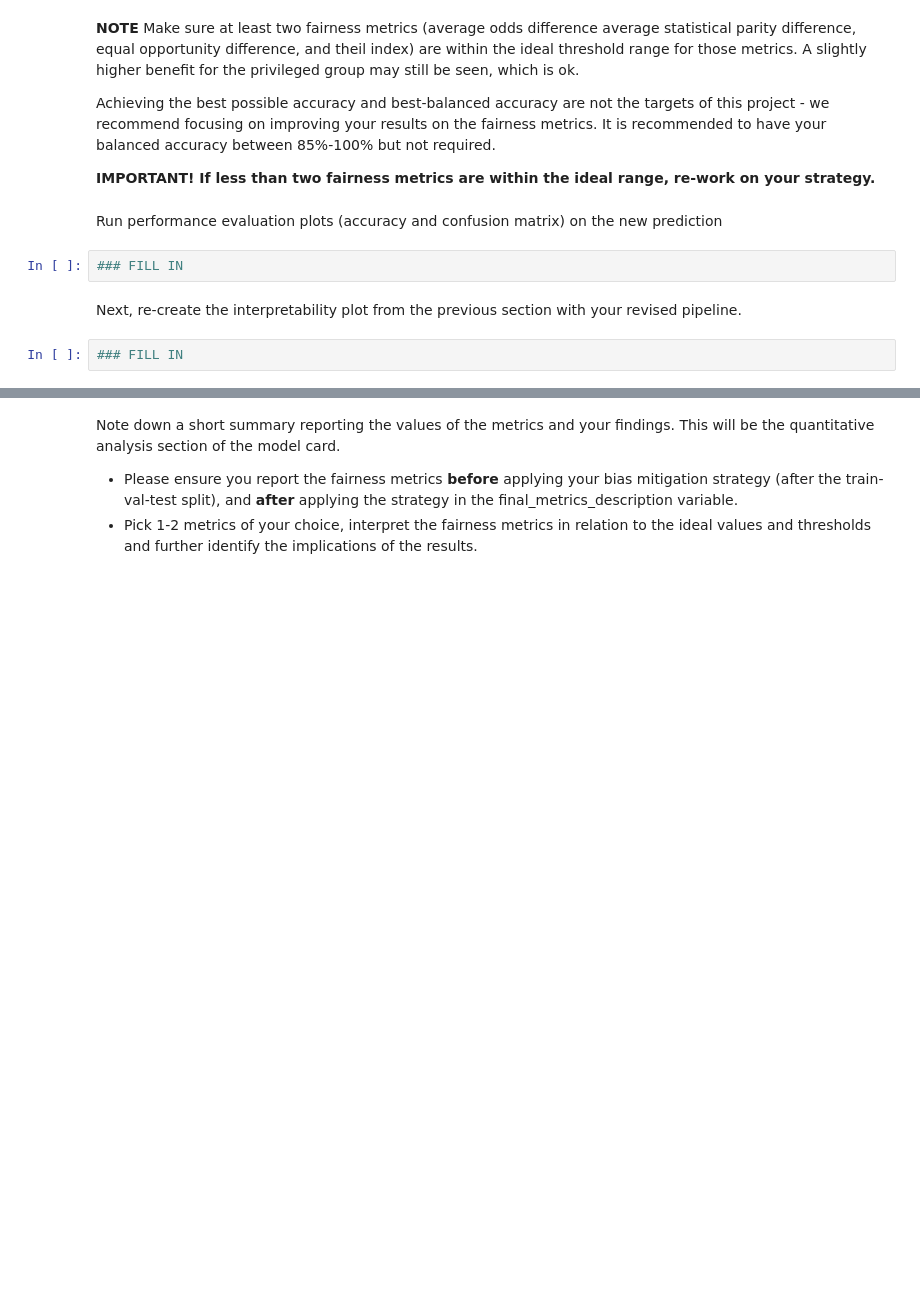
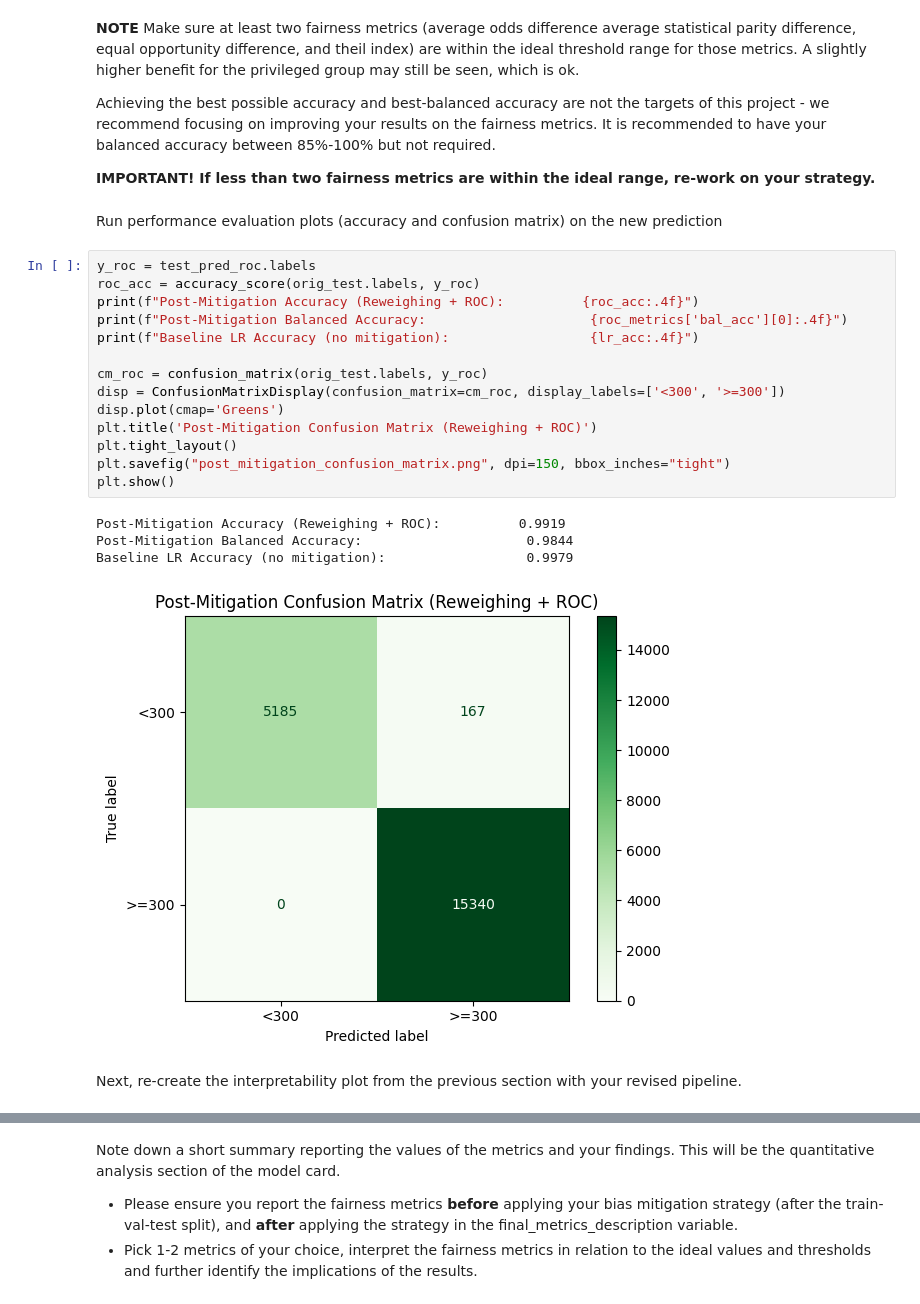
Before and after one commit to thebreadishard/udacity-idoou, a Jupyter notebook: AI Ethics Project -- STARTER.ipynb, the cells around one changed output, grey strips where cells are left out. Cells and saved outputs as stored; diff of their text form; blank space fills up the shorter version.

Commit message:
Complete Step 5: bias mitigation (Reweighing + ROC), cohort analysis, fairness plots

```diff
--- a/AI Ethics Project -- STARTER.ipynb
+++ b/AI Ethics Project -- STARTER.ipynb
@@ -618,9 +681,24 @@ Achieving the best possible accuracy and best-balanced accuracy are not the targ
 **IMPORTANT! If less than two fairness metrics are within the ideal range, re-work on your strategy.**
 # %% [markdown]
 Run performance evaluation plots (accuracy and confusion matrix) on the new prediction
-# %%
-### FILL IN
+# %%
+y_roc = test_pred_roc.labels
+roc_acc = accuracy_score(orig_test.labels, y_roc)
+print(f"Post-Mitigation Accuracy (Reweighing + ROC):          {roc_acc:.4f}")
+print(f"Post-Mitigation Balanced Accuracy:                     {roc_metrics['bal_acc'][0]:.4f}")
+print(f"Baseline LR Accuracy (no mitigation):                  {lr_acc:.4f}")
+
+cm_roc = confusion_matrix(orig_test.labels, y_roc)
+disp = ConfusionMatrixDisplay(confusion_matrix=cm_roc, display_labels=['<300', '>=300'])
+disp.plot(cmap='Greens')
+plt.title('Post-Mitigation Confusion Matrix (Reweighing + ROC)')
+plt.tight_layout()
+plt.savefig("post_mitigation_confusion_matrix.png", dpi=150, bbox_inches="tight")
+plt.show()
+# %% [output]
+Post-Mitigation Accuracy (Reweighing + ROC):          0.9919
+Post-Mitigation Balanced Accuracy:                     0.9844
+Baseline LR Accuracy (no mitigation):                  0.9979
+[figure, added]
 # %% [markdown]
 Next, re-create the interpretability plot from the previous section with your revised pipeline.
-# %%
-### FILL IN
```
Also changed, not shown: parts of 13 cells of this notebook, 4 other files.
